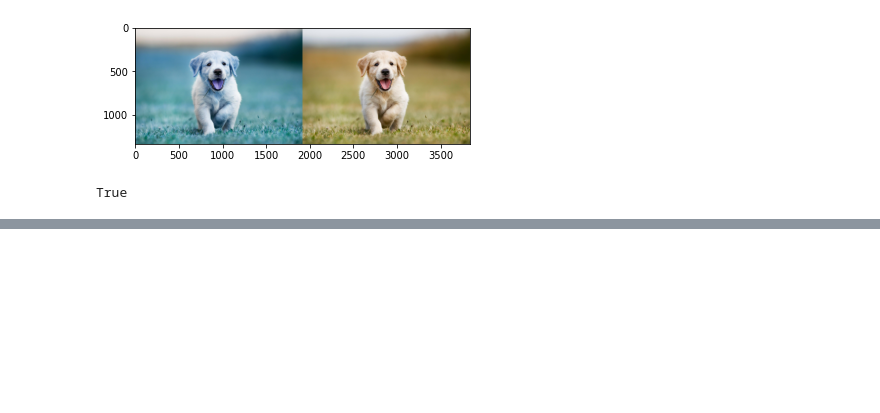
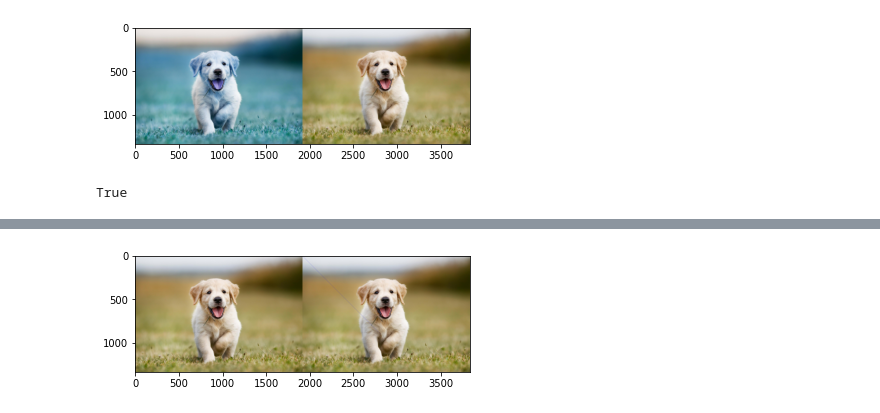
Before and after one commit to RohanGautam/intro-to-opencv-workshop, a Jupyter notebook: notebook/cv_workshop.ipynb, the cells around one changed output, grey strips where cells are left out. Cells and saved outputs as stored; diff of their text form; code cells hidden in the pictures; blank space fills up the shorter version.

```diff
--- a/notebook/cv_workshop.ipynb
+++ b/notebook/cv_workshop.ipynb
@@ -50,0 +136,9 @@ True
+# %%
+# making a diagonal on an image
+diagonal_len = 900
+img_copy = copy(image)
+for i in range(diagonal_len):
+    img_copy[i,i] = (255,0,0)
+show_cv_image(cv2.hconcat((image, img_copy)))
+# %% [output]
+[figure, added]
```
Also changed, not shown: parts of 16 cells of this notebook, 2 other files.
